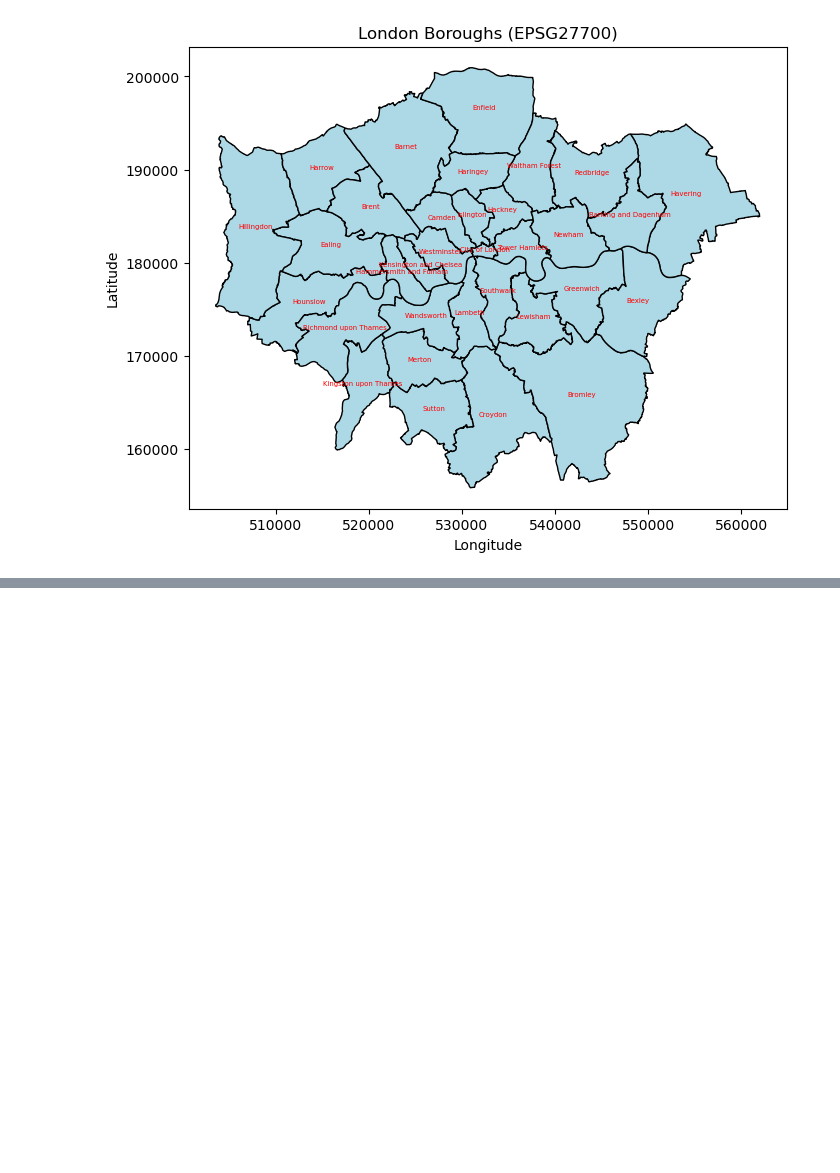
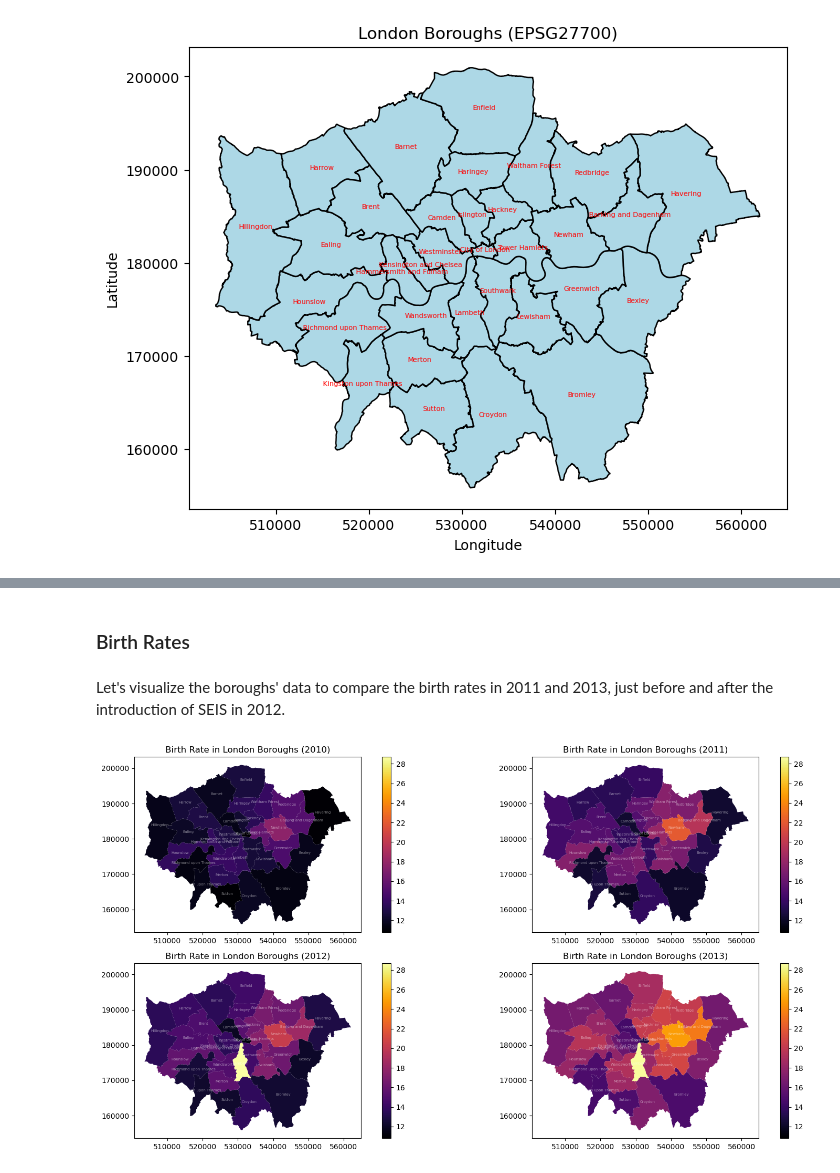
Before and after one commit to BohaoSuCC/BohaoSuCSSS, a Jupyter notebook: ASSESSMENT/Coursework_BohaoSu.ipynb, the cells around one changed output, grey strips where cells are left out. Cells and saved outputs as stored; diff of their text form; code cells hidden in the pictures; blank space fills up the shorter version.

```diff
--- a/ASSESSMENT/Coursework_BohaoSu.ipynb
+++ b/ASSESSMENT/Coursework_BohaoSu.ipynb
@@ -116,0 +253,6 @@ Business = Business.replace(':', pd.NA)
+# %%
+# add the London dataframe to the London Boroughs geodataframe based on the 'code' column in London and 'gss_code' column in London Boroughs
+gdf_borough = LondonBorough.merge(borough, left_on='gss_code', right_on='code')
+# %%
+# change the 'year' column type to interger
+gdf_borough['year'] = gdf_borough['year'].astype(int)
@@ -116,0 +268,4 @@ Business = Business.replace(':', pd.NA)
+# %%
+# drop some columns that are not useful
+drop_columns_2 = ['hectares', 'nonld_area', 'ons_inner', 'sub_2011', 'code', 'area']
+gdf_borough = gdf_borough.drop(columns=drop_columns_2)
@@ -116,0 +274,43 @@ Business = Business.replace(':', pd.NA)
+# %% [markdown]
+### Birth Rates
+# %% [markdown]
+Let's visualize the boroughs' data to compare the birth rates in 2011 and 2013, just before and after the introduction of SEIS in 2012.
+# %%
+#sub the geodataframe to only include the rows where 'year' = 2011, and 'year'=2013
+gdf_borough2010 = gdf_borough[gdf_borough['year'] == 2010]
+gdf_borough2011 = gdf_borough[gdf_borough['year'] == 2011]
+gdf_borough2012 = gdf_borough[gdf_borough['year'] == 2012]
+gdf_borough2013 = gdf_borough[gdf_borough['year'] == 2013]
+# %%
+# plot the map of London Boroughs in 2010, 2011, 2012 and 2013, based on the 'birth_rate' column
+
+# Determine the range of birth_rate values
+min_birth_rate = min(gdf_borough2010['birth_rate'].min(), gdf_borough2011['birth_rate'].min(), gdf_borough2012['birth_rate'].min(), gdf_borough2013['birth_rate'].min())
+max_birth_rate = max(gdf_borough2010['birth_rate'].max(), gdf_borough2011['birth_rate'].max(), gdf_borough2012['birth_rate'].max(), gdf_borough2013['birth_rate'].max())
+
+fig, axs = plt.subplots(2, 2, figsize=(16, 8))
+
+gdf_borough2010.plot(ax=axs[0, 0], column='birth_rate', cmap='inferno', legend=True, vmin=min_birth_rate, vmax=max_birth_rate)
+axs[0, 0].set_title('Birth Rate in London Boroughs (2010)')
+for idx, row in gdf_borough2010.iterrows():
+    axs[0, 0].text(s=row['name'], x=row['geometry'].centroid.x, y=row['geometry'].centroid.y, horizontalalignment='center', fontsize='5', color='white', alpha=0.5)
+
+gdf_borough2011.plot(ax=axs[0, 1], column='birth_rate', cmap='inferno', legend=True, vmin=min_birth_rate, vmax=max_birth_rate)
+axs[0, 1].set_title('Birth Rate in London Boroughs (2011)')
+for idx, row in gdf_borough2011.iterrows():
+    axs[0, 1].text(s=row['name'], x=row['geometry'].centroid.x, y=row['geometry'].centroid.y, horizontalalignment='center', fontsize='5', color='white', alpha=0.5)
+
+gdf_borough2012.plot(ax=axs[1, 0], column='birth_rate', cmap='inferno', legend=True, vmin=min_birth_rate, vmax=max_birth_rate)
+axs[1, 0].set_title('Birth Rate in London Boroughs (2012)')
+for idx, row in gdf_borough2012.iterrows():
+    axs[1, 0].text(s=row['name'], x=row['geometry'].centroid.x, y=row['geometry'].centroid.y, horizontalalignment='center', fontsize='5', color='white', alpha=0.5)
+
+gdf_borough2013.plot(ax=axs[1, 1], column='birth_rate', cmap='inferno', legend=True, vmin=min_birth_rate, vmax=max_birth_rate)
+axs[1, 1].set_title('Birth Rate in London Boroughs (2013)')
+for idx, row in gdf_borough2013.iterrows():
+    axs[1, 1].text(s=row['name'], x=row['geometry'].centroid.x, y=row['geometry'].centroid.y, horizontalalignment='center', fontsize='5', color='white', alpha=0.5)
+
+plt.tight_layout()
+plt.show()
+# %% [output]
+[figure, added]
```
Also changed, not shown: parts of 99 cells of this notebook, 7 other files.
